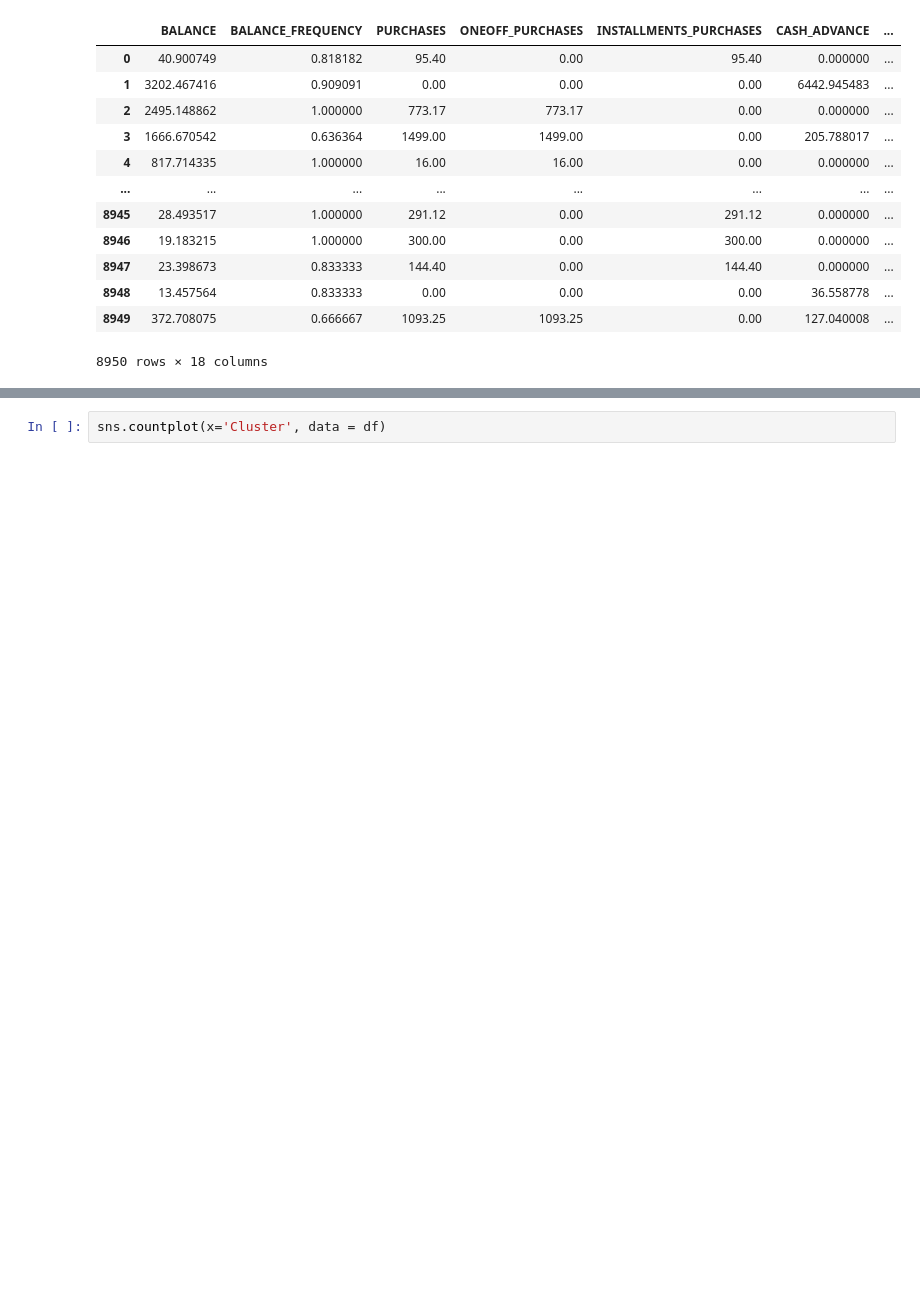
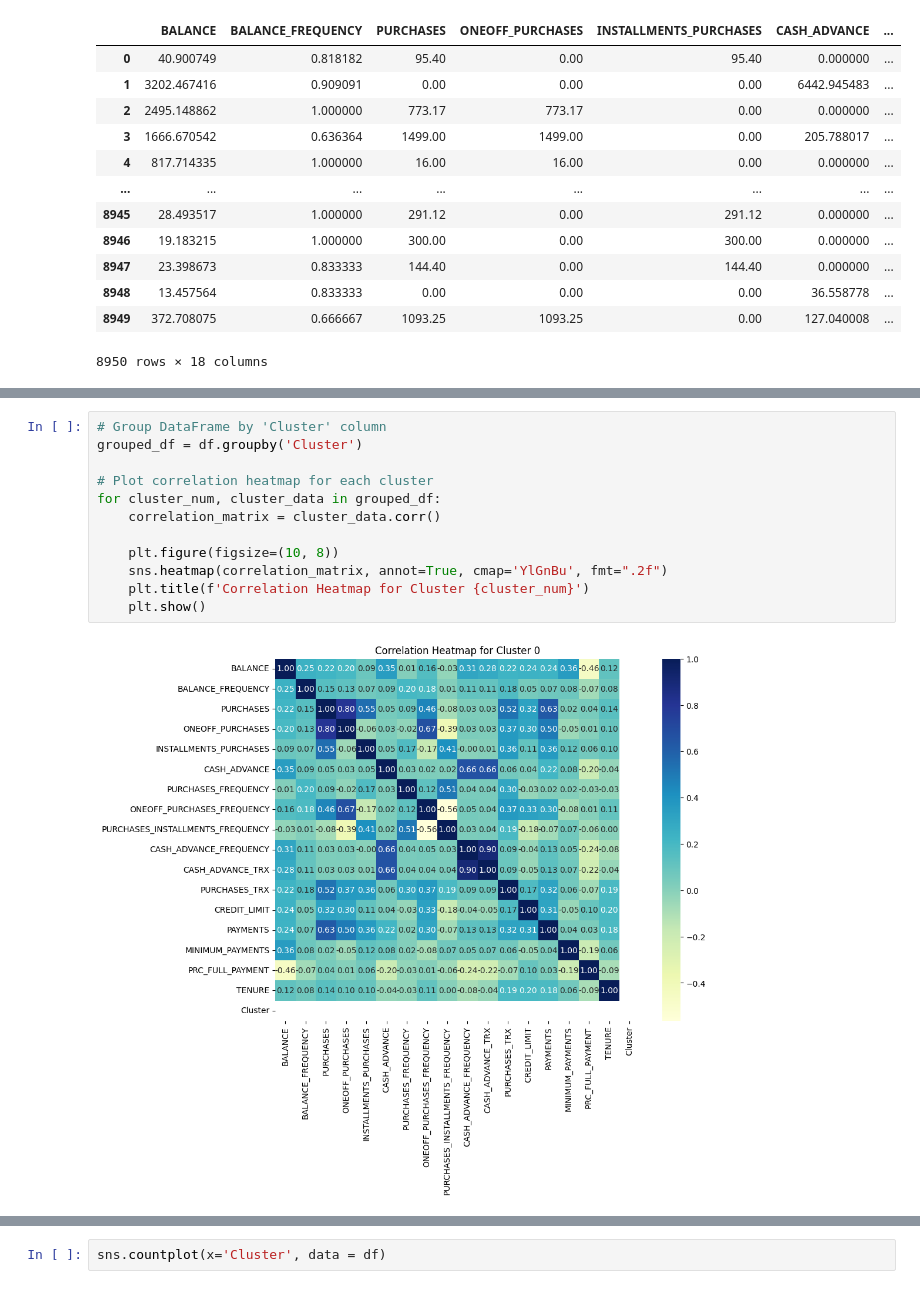
Before and after one commit to abellaouikenza/Market-Segmentation-Project, a Jupyter notebook: Market_seg_cust_data.ipynb, the cells around one changed output, grey strips where cells are left out. Drawn from its saved outputs; the diff is of its cells as text; blank space fills up the shorter version.

```diff
--- a/Market_seg_cust_data.ipynb
+++ b/Market_seg_cust_data.ipynb
@@ -344,0 +405,14 @@ df
+# %%
+# Group DataFrame by 'Cluster' column
+grouped_df = df.groupby('Cluster')
+
+# Plot correlation heatmap for each cluster
+for cluster_num, cluster_data in grouped_df:
+    correlation_matrix = cluster_data.corr()
+
+    plt.figure(figsize=(10, 8))
+    sns.heatmap(correlation_matrix, annot=True, cmap='YlGnBu', fmt=".2f")
+    plt.title(f'Correlation Heatmap for Cluster {cluster_num}')
+    plt.show()
+# %% [output]
+[figure, added]
```
Also changed, not shown: parts of 16 cells of this notebook, 3 other files.
